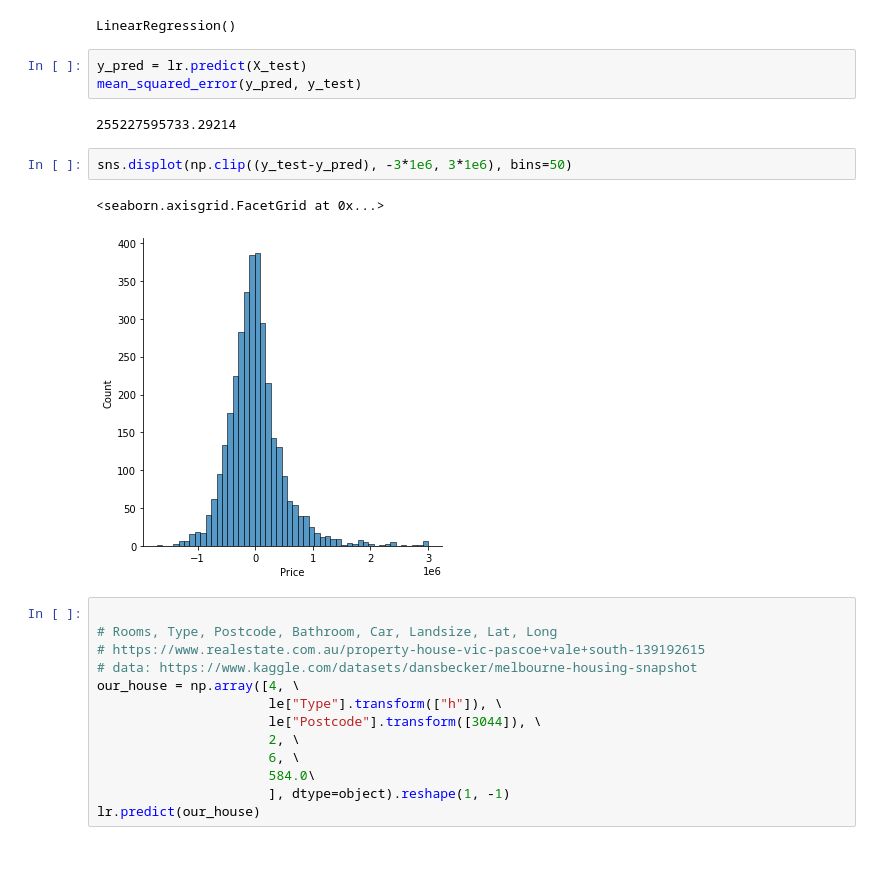
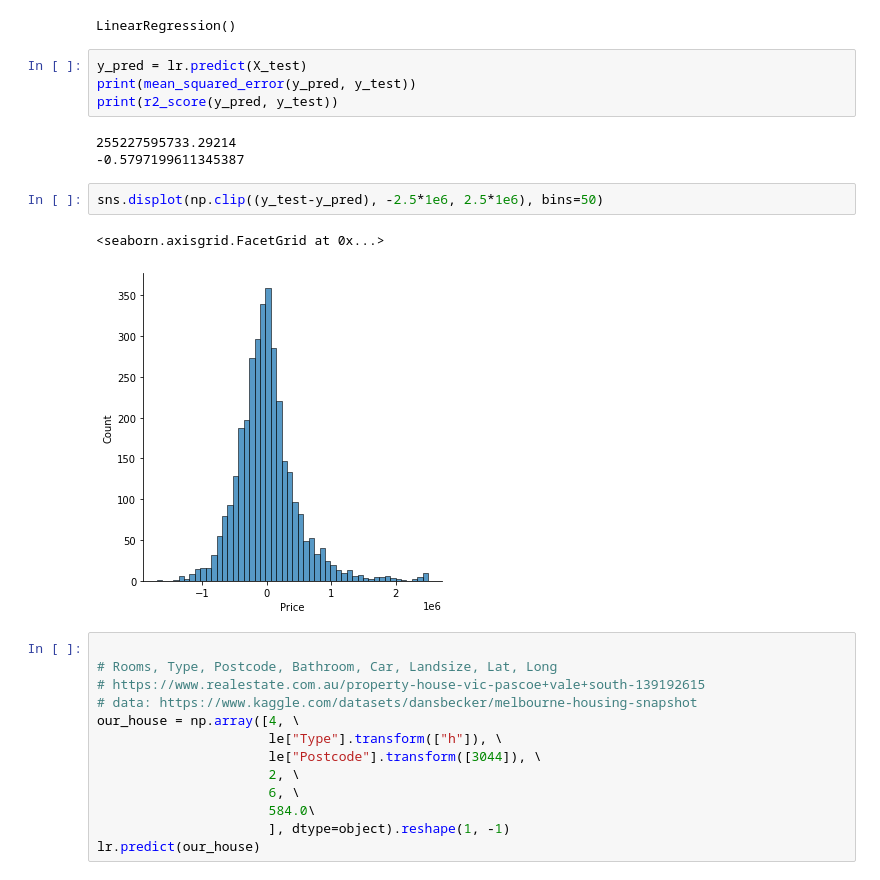
Before and after one commit to nerrma/tutoring, a Jupyter notebook: notebooks/tut1.ipynb, the cells around one changed output. Saved outputs shown, nothing was run; the diff lists cells and outputs as text.

```diff
--- a/notebooks/tut1.ipynb
+++ b/notebooks/tut1.ipynb
@@ -116,14 +116,16 @@ lr.fit(X_train, y_train)
 LinearRegression()
 # %%
 y_pred = lr.predict(X_test)
-mean_squared_error(y_pred, y_test)
+print(mean_squared_error(y_pred, y_test))
+print(r2_score(y_pred, y_test))
 # %% [output]
 255227595733.29214
+-0.5797199611345387
 # %%
-sns.displot(np.clip((y_test-y_pred), -3*1e6, 3*1e6), bins=50)
+sns.displot(np.clip((y_test-y_pred), -2.5*1e6, 2.5*1e6), bins=50)
 # %% [output]
 <seaborn.axisgrid.FacetGrid at 0x...>
-[figure, old version]
+[figure, new version]
 # %%
 
 # Rooms, Type, Postcode, Bathroom, Car, Landsize, Lat, Long
```
Also changed, not shown: parts of 1 cell of this notebook, 4 other files.
